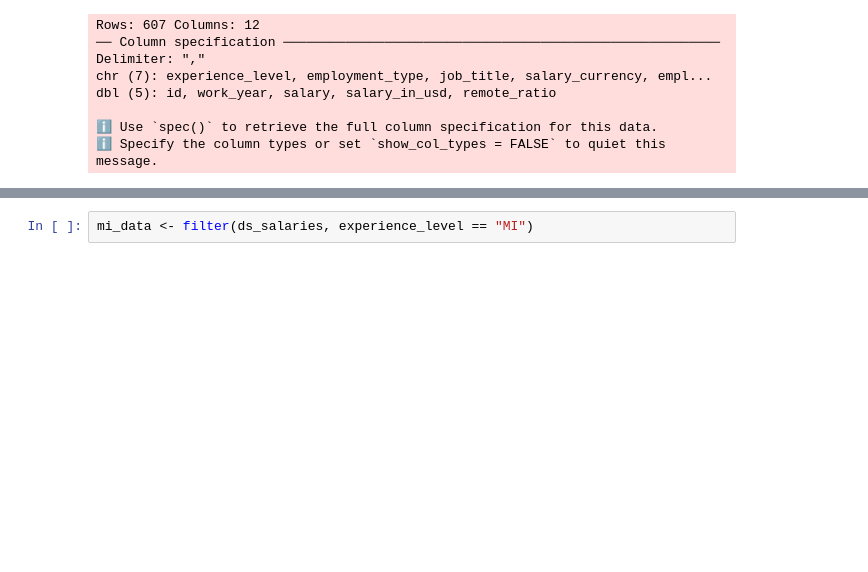
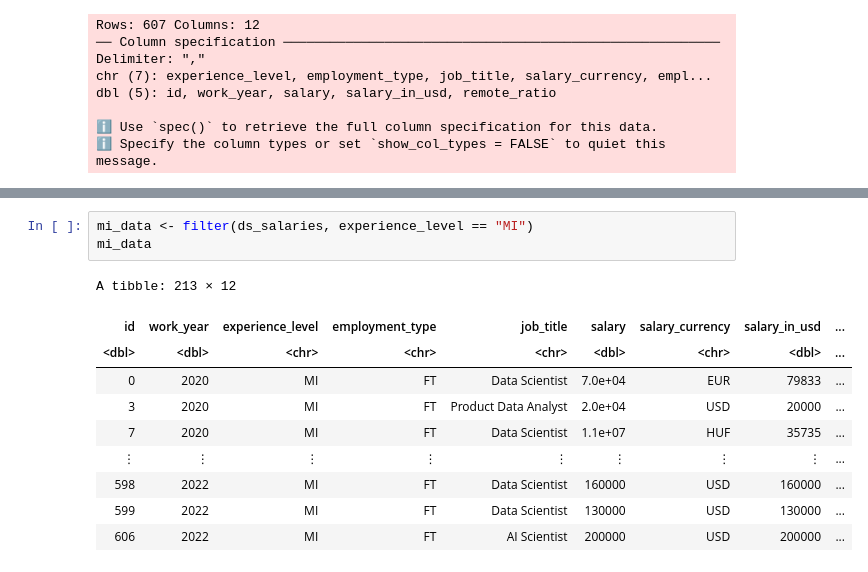
Before and after one commit to bonnie-situ/DSCI100-Final-Project-Group-010-8, a Jupyter notebook: Group Project Proposal.ipynb, the cells around one changed output, grey strips where cells are left out. Drawn from its saved outputs; the diff is of its cells as text; blank space fills up the shorter version.

```diff
--- a/Group Project Proposal.ipynb
+++ b/Group Project Proposal.ipynb
@@ -40,4 +71,16 @@ en_data <- filter(ds_salaries, experience_level == "EN")
 # %%
 mi_data <- filter(ds_salaries, experience_level == "MI")
+mi_data
+# %% [output]
+A tibble: 213 × 12
+| id | work_year | experience_level | employment_type | job_title | salary | salary_currency | salary_in_usd | ... |
+| <dbl> | <dbl> | <chr> | <chr> | <chr> | <dbl> | <chr> | <dbl> | ... |
+| 0 | 2020 | MI | FT | Data Scientist | 7.0e+04 | EUR | 79833 | ... |
+| 3 | 2020 | MI | FT | Product Data Analyst | 2.0e+04 | USD | 20000 | ... |
+| 7 | 2020 | MI | FT | Data Scientist | 1.1e+07 | HUF | 35735 | ... |
+| ⋮ | ⋮ | ⋮ | ⋮ | ⋮ | ⋮ | ⋮ | ⋮ | ... |
+| 598 | 2022 | MI | FT | Data Scientist | 160000 | USD | 160000 | ... |
+| 599 | 2022 | MI | FT | Data Scientist | 130000 | USD | 130000 | ... |
+| 606 | 2022 | MI | FT | AI Scientist | 200000 | USD | 200000 | ... |
 # %%
 se_data <- filter(ds_salaries, experience_level == "SE")
```
Also changed, not shown: parts of 14 cells of this notebook.
